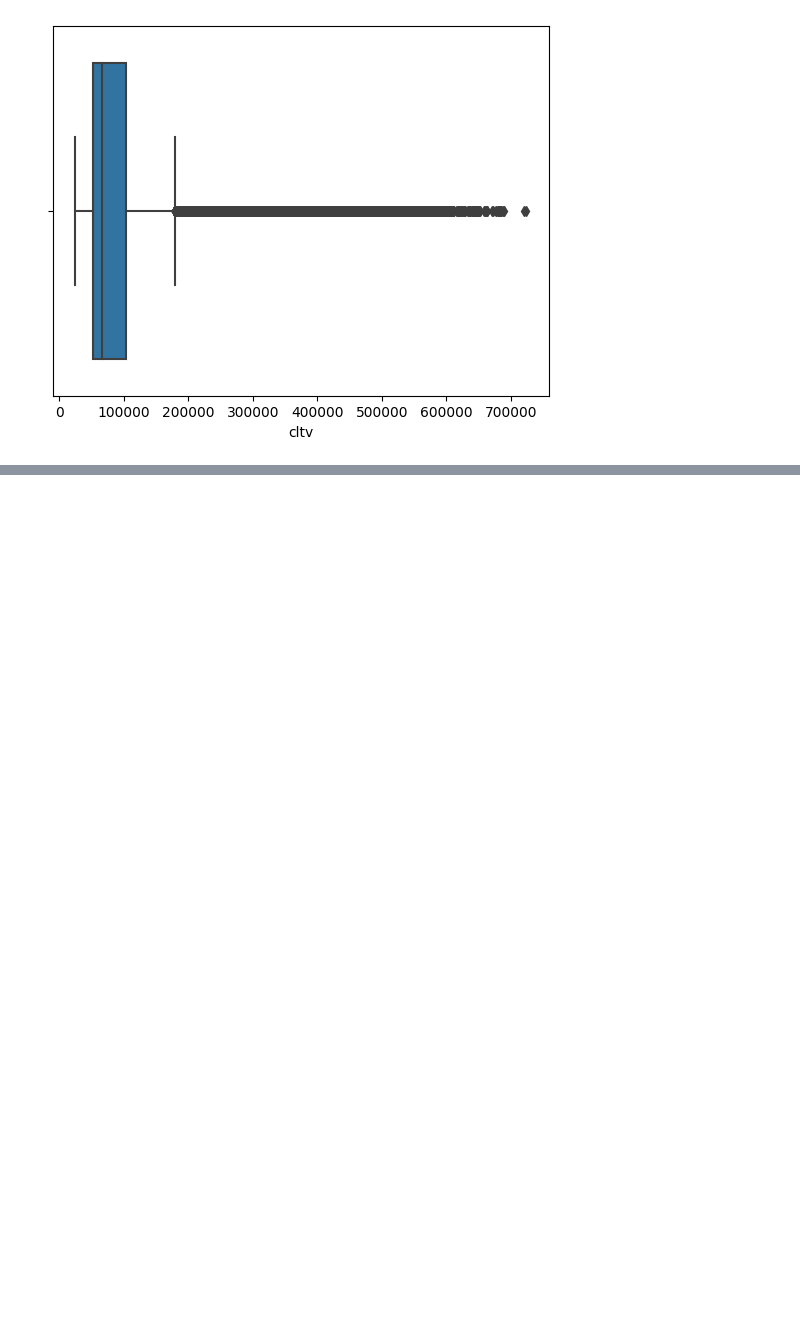
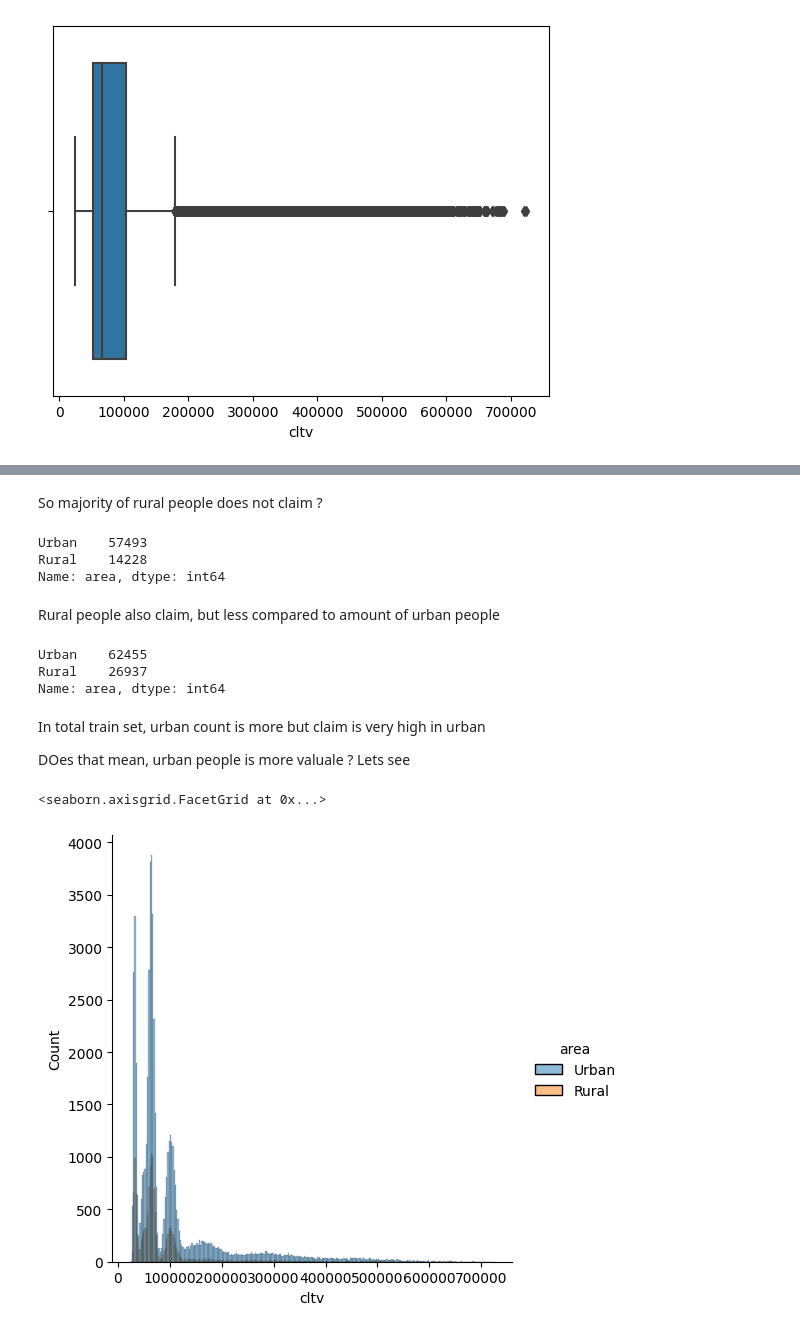
Before and after one commit to DhanushBharadwaj/analytics_vidhya_2023_datahack, a Jupyter notebook: eda.ipynb, the cells around one changed output, grey strips where cells are left out. Cells and saved outputs as stored; diff of their text form; code cells hidden in the pictures; blank space fills up the shorter version.

```diff
--- a/eda.ipynb
+++ b/eda.ipynb
@@ -126,0 +133,27 @@ sns.boxplot(x=data["cltv"])
+# %% [markdown]
+So majority of rural people does not claim ?
+# %%
+data[data["claim_amount"]>0].area.value_counts()
+# %% [output]
+Urban    57493
+Rural    14228
+Name: area, dtype: int64
+# %% [markdown]
+Rural people also claim, but less compared to amount of urban people
+# %%
+data.area.value_counts()
+# %% [output]
+Urban    62455
+Rural    26937
+Name: area, dtype: int64
+# %% [markdown]
+In total train set, urban count is more but claim is very high in urban
+
+DOes that mean, urban people is more valuale ? Lets see
+# %%
+new=data[data["claim_amount"]>0]
+new=new[new["cltv"]>10000]
+sns.displot(x=new["cltv"],hue=new["area"])
+# %% [output]
+<seaborn.axisgrid.FacetGrid at 0x...>
+[figure, added]
```
Also changed, not shown: parts of 1 cell of this notebook, 1 other file.
